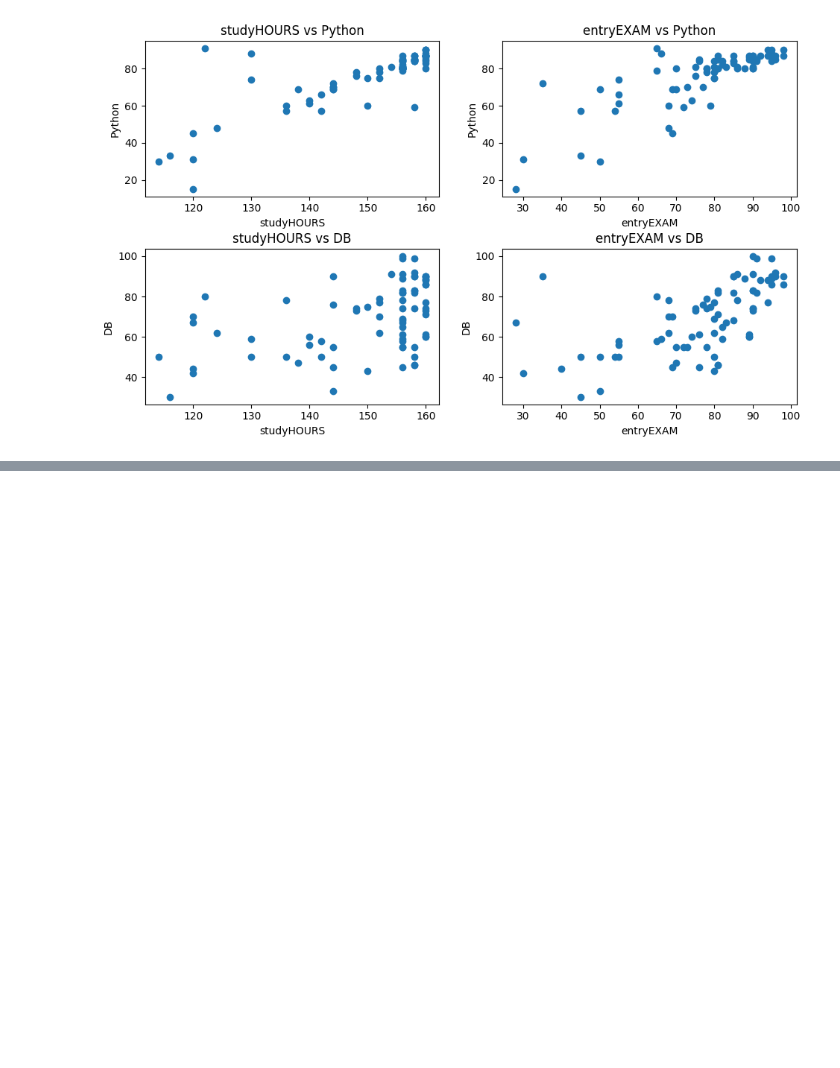
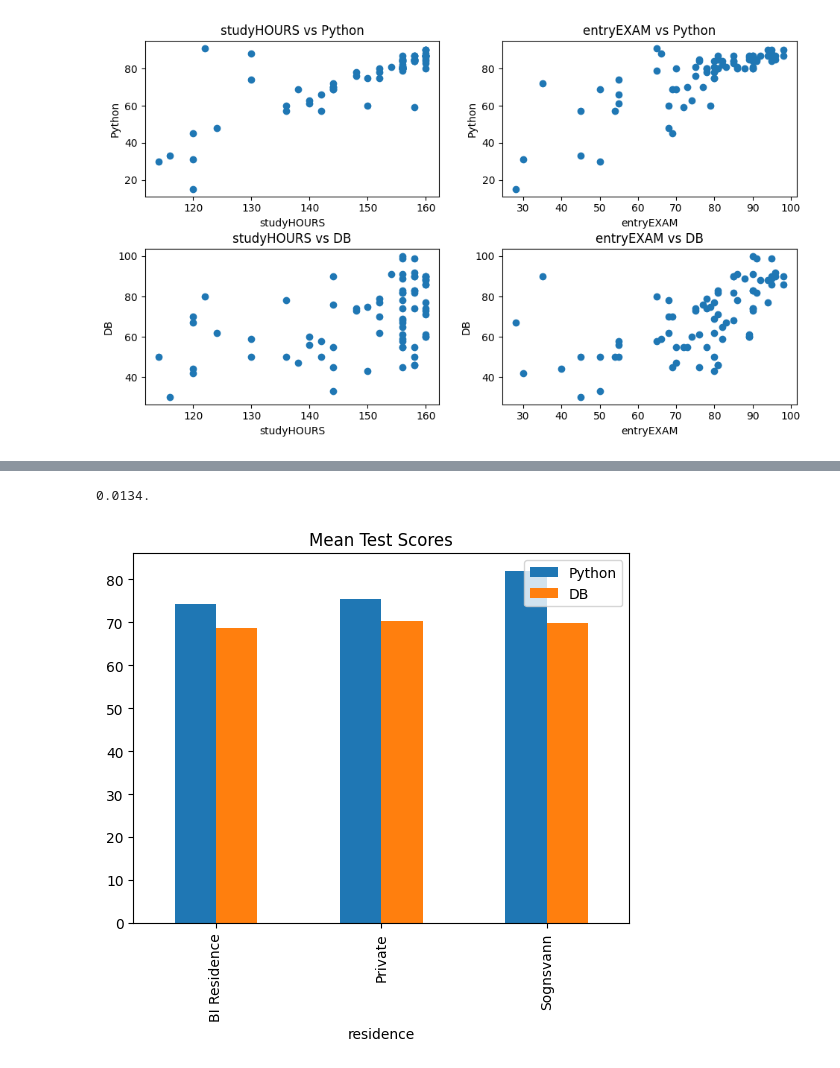
Before and after one commit to tbakas/data_analysis_projects, a Jupyter notebook: BI Data Cleaning.ipynb, the cells around one changed output, grey strips where cells are left out. Cells and saved outputs as stored; diff of their text form; code cells hidden in the pictures; blank space fills up the shorter version.

```diff
--- a/BI Data Cleaning.ipynb
+++ b/BI Data Cleaning.ipynb
@@ -258,0 +227,10 @@ But for both Python and DB scores, the correlations aren't very strong.
+# %%
+# We can see that men scored around 9.5% higher on average than women in DB, and
+# the standard errors (sem) are 2.7% and 2.6% for both men and women respectively. Assuming that male and female
+# scores are independent of each other, we can perform a hypothesis test to see if their means
+# are significantly different. This results in a p-value of:
+
+p_value = get_p_value(gender_stats, 'DB', 'Male', 'Female')
+print(p_value, end='.')
+# %% [output]
+0.0134.
@@ -258,0 +240,5 @@ But for both Python and DB scores, the correlations aren't very strong.
+# %%
+# Residence:
+barplots('residence')
+# %% [output]
+[figure, added]
```
Also changed, not shown: parts of 32 cells of this notebook.
